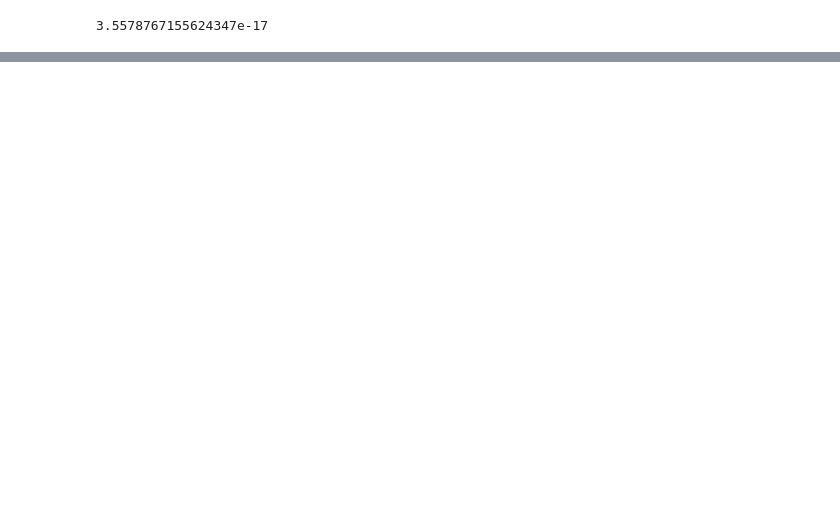
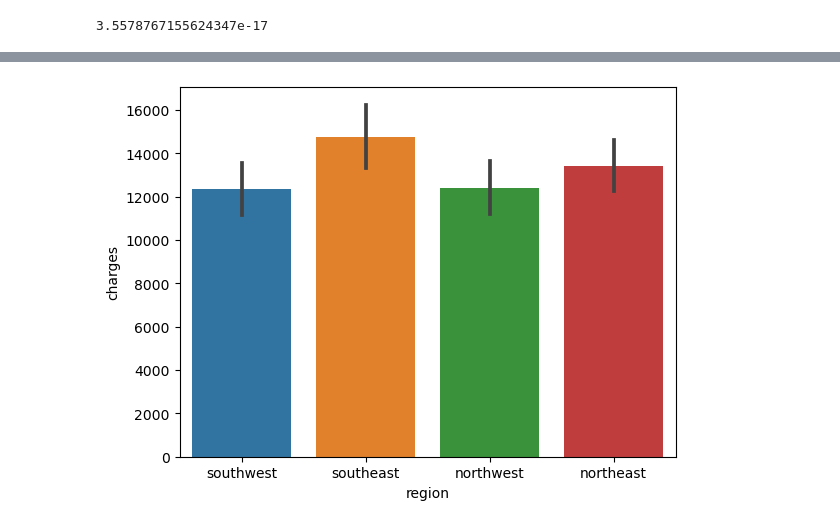
Before and after one commit to Mcclearyjeremy94/week-3, a Jupyter notebook: Hypothesis testing with insurance data core.ipynb, the cells around one changed output, grey strips where cells are left out. Saved outputs shown, nothing was run; the diff lists cells and outputs as text; code cells hidden in the pictures; blank space fills up the shorter version.

```diff
--- a/Hypothesis testing with insurance data core.ipynb
+++ b/Hypothesis testing with insurance data core.ipynb
@@ -290,0 +291,5 @@ result.pvalue
+# %%
+sns.barplot(data=df, x='region',y='charges')
+fig.suptitle('Comparison of charges based on region',fontsize='xx-large');
+# %% [output]
+[figure, added]
```
Also changed, not shown: parts of 6 cells of this notebook.
